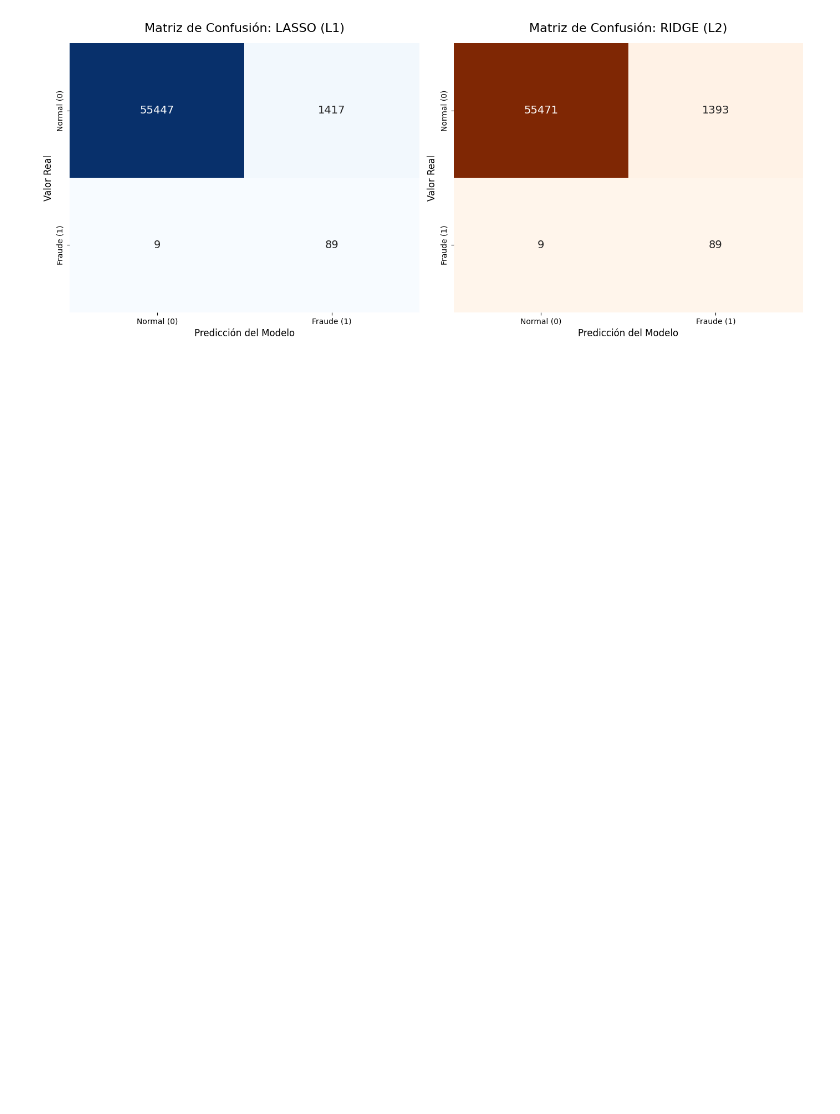
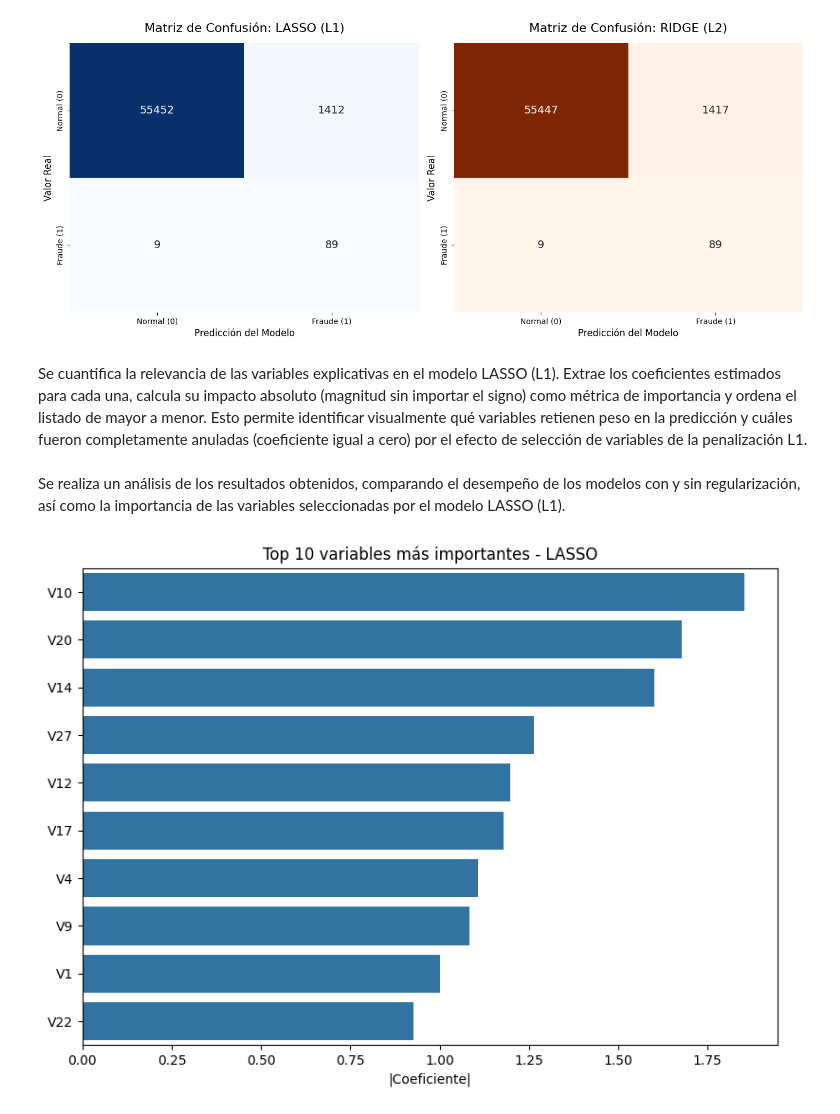
Before and after one commit to angelsosai/Deteccion_de_Anomalias_y_Fraude_en_Transacciones---Diplomado-en-Ciencia-de-datos, a Jupyter notebook: 2_Modelos Base_y_Regularizacion.ipynb, the cells around one changed output. Saved outputs shown, nothing was run; the diff lists cells and outputs as text; code cells hidden in the pictures; blank space fills up the shorter version.

```diff
--- a/2_Modelos Base_y_Regularizacion.ipynb
+++ b/2_Modelos Base_y_Regularizacion.ipynb
@@ -116,18 +184,13 @@ Best L2 modelo de cross validation es con el C = 10.0
 # %%
-from sklearn.metrics import confusion_matrix
-import seaborn as sns
-import matplotlib.pyplot as plt
 
 # 1. ENTRENAMOS LOS MODELOS FINALES CON EL MEJOR 'C'
-# (Asumiendo que guardaste tus mejores C en estas variables)
-modelo_final_l1 = LogisticRegression(C=best_c_lasso, penalty='l1', solver='liblinear')
+modelo_final_l1 = LogisticRegression(C=best_c_lasso_recall, penalty='l1', solver='liblinear',class_weight=None,random_state=42)
 modelo_final_l1.fit(X_train, y_train.ravel())
 y_pred_l1 = modelo_final_l1.predict(X_test)
 
-modelo_final_l2 = LogisticRegression(C=best_c_ridge, penalty='l2', solver='lbfgs', max_iter=1000)
+modelo_final_l2 = LogisticRegression(C=best_c_ridge_recall, penalty='l2', solver='lbfgs',class_weight=None)
 modelo_final_l2.fit(X_train, y_train.ravel())
 y_pred_l2 = modelo_final_l2.predict(X_test)
-
 # 2. IMPRIMIMOS LAS MATRICES DE CONFUSIÓN
 print("--- MATRIZ DE CONFUSIÓN: LASSO (L1) ---")
 matriz_l1 = confusion_matrix(y_test, y_pred_l1)
@@ -172,0 +254,40 @@ plt.show()
+# %% [markdown]
+Se cuantifica la relevancia de las variables explicativas en el modelo LASSO (L1). Extrae los coeficientes estimados para cada una, calcula su impacto absoluto (magnitud sin importar el signo) como métrica de importancia y ordena el listado de mayor a menor. Esto permite identificar visualmente qué variables retienen peso en la predicción y cuáles fueron completamente anuladas (coeficiente igual a cero) por el efecto de selección de variables de la penalización L1.
+# %%
+
+# LASSO
+imp_l1 = pd.DataFrame({
+    "Variable": X_train.columns,
+    "Coeficiente": modelo_final_l1.coef_[0]
+})
+
+imp_l1["Importancia"] = imp_l1["Coeficiente"].abs()
+imp_l1 = imp_l1.sort_values("Importancia", ascending=False)
+
+# RIDGE
+imp_l2 = pd.DataFrame({
+    "Variable": X_train.columns,
+    "Coeficiente": modelo_final_l2.coef_[0]
+})
+
+imp_l2["Importancia"] = imp_l2["Coeficiente"].abs()
+imp_l2 = imp_l2.sort_values("Importancia", ascending=False)
+# %% [markdown]
+Se realiza un análisis de los resultados obtenidos, comparando el desempeño de los modelos con y sin regularización, así como la importancia de las variables seleccionadas por el modelo LASSO (L1).
+# %%
+
+plt.figure(figsize=(8,6))
+
+sns.barplot(
+    data=imp_l1.head(10),
+    x="Importancia",
+    y="Variable"
+)
+
+plt.title("Top 10 variables más importantes - LASSO")
+plt.xlabel("|Coeficiente|")
+plt.ylabel("")
+plt.tight_layout()
+plt.show()
+# %% [output]
+[figure, added]
```
Also changed, not shown: parts of 16 cells of this notebook, 1 other file.
